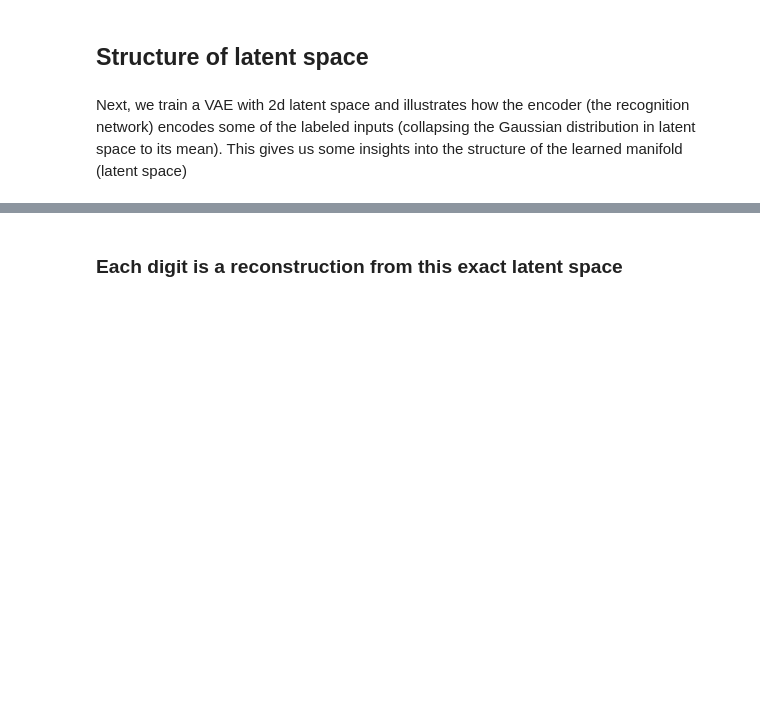
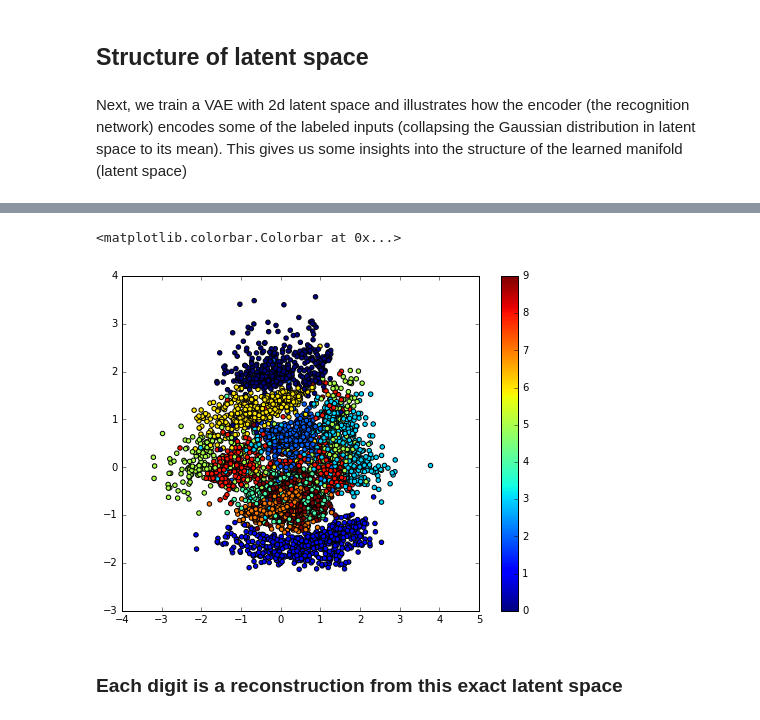
Before and after one commit to yobibyte/generative-models-study, a Jupyter notebook: vae.ipynb, the cells around one changed output, grey strips where cells are left out. Drawn from its saved outputs; the diff is of its cells as text; code cells hidden in the pictures; blank space fills up the shorter version.

```diff
--- a/vae.ipynb
+++ b/vae.ipynb
@@ -216,9 +208,12 @@ Epoch: 015 cost = 146.243785151
 # %%
 x_sample, y_sample = mnist.test.next_batch(5000)
-z_mu = vae_2d.transform(x_sample)
+z_mu = vae_2d.data_to_latent(x_sample)
 plt.figure(figsize=(8, 6))
 plt.scatter(z_mu[:, 0], z_mu[:, 1], c=np.argmax(y_sample, 1))
 plt.colorbar()
+# %% [output]
+<matplotlib.colorbar.Colorbar at 0x...>
+[figure, added]
 # %% [markdown]
 ### Each digit is a reconstruction from this exact latent space
 # %%
```
Also changed, not shown: parts of 6 cells of this notebook.
